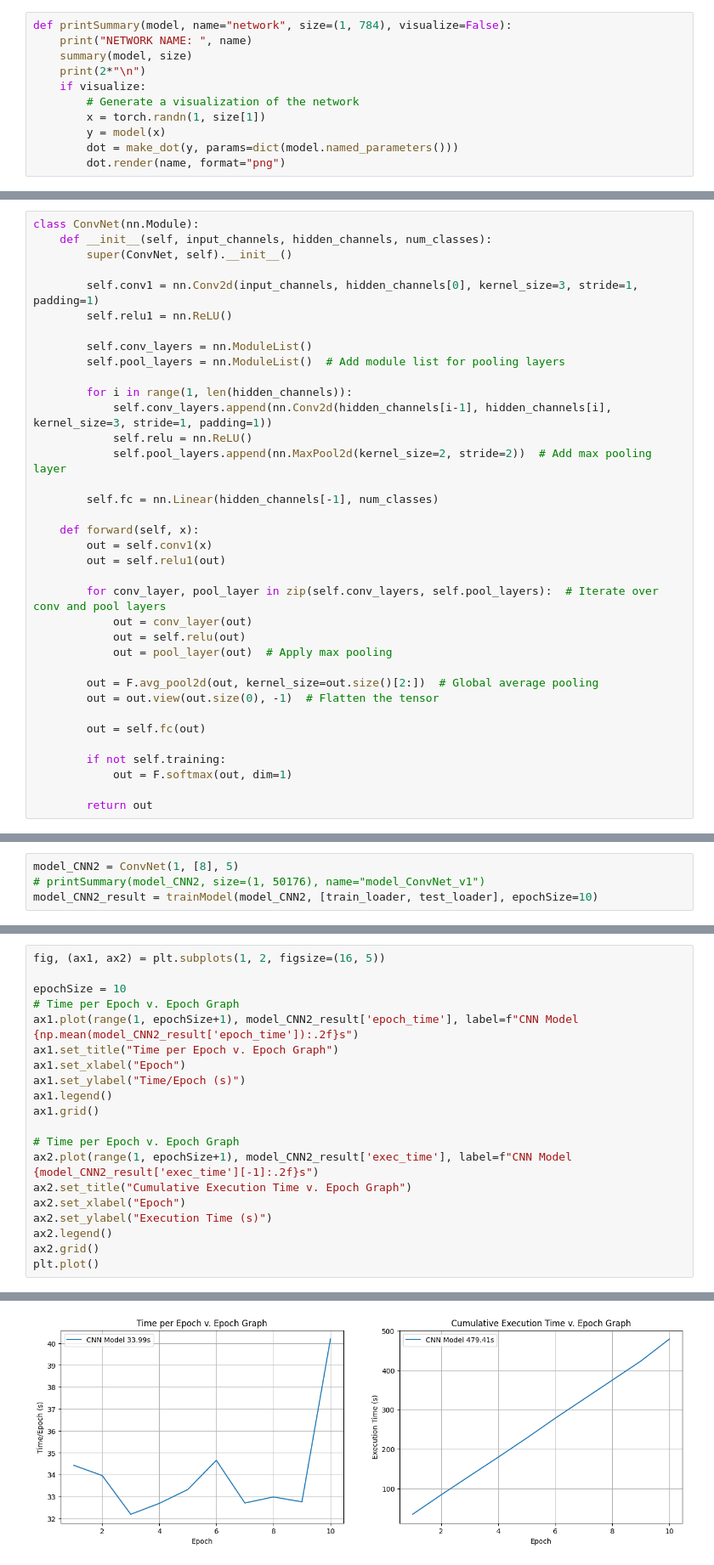
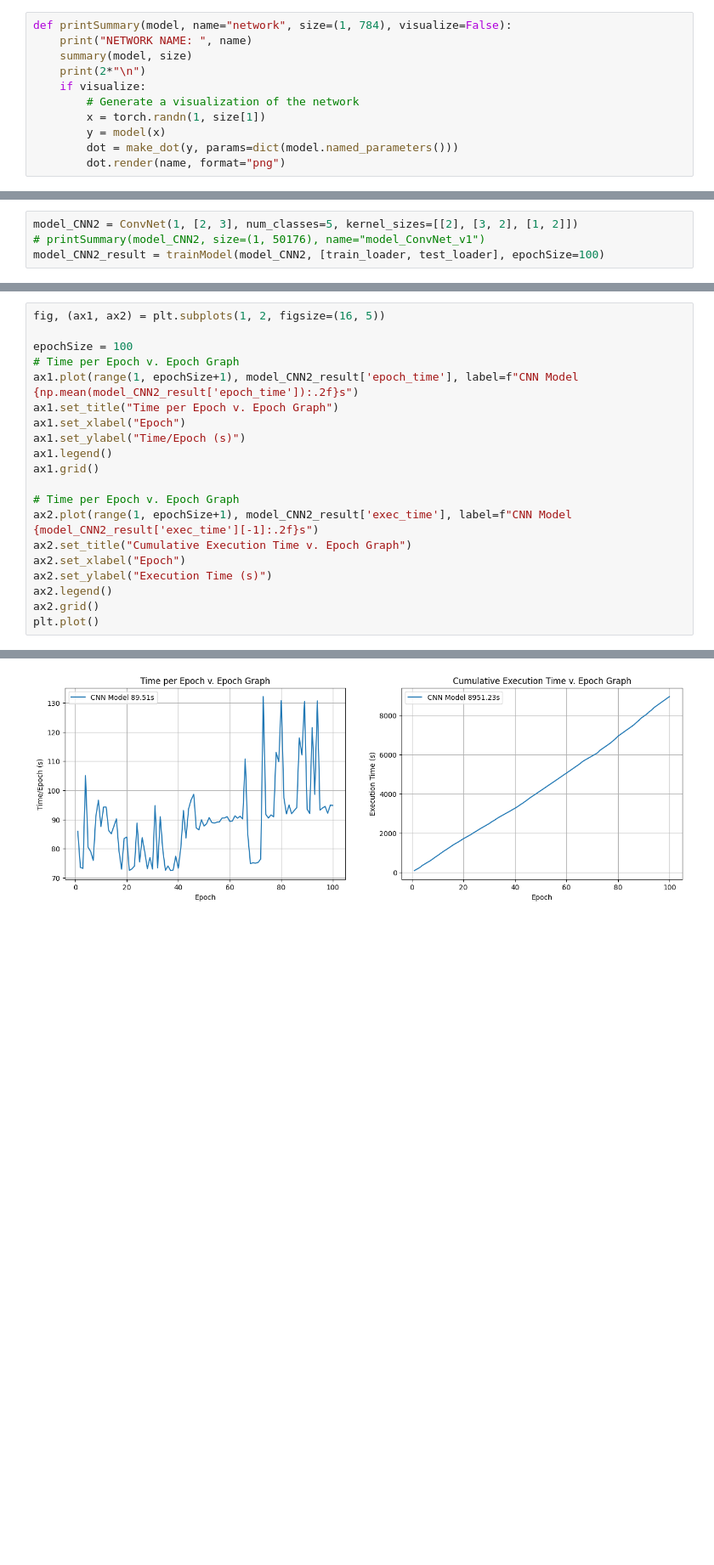
Before and after one commit to waizwafiq/GA-CNN, a Jupyter notebook: train.ipynb, the cells around one changed output, grey strips where cells are left out. Shown at 85% size. Drawn from its saved outputs; the diff is of its cells as text; blank space fills up the shorter version.

```diff
--- a/train.ipynb
+++ b/train.ipynb
@@ -147,39 +115,3 @@ class CNN(nn.Module):
-# %%
-class ConvNet(nn.Module):
-    def __init__(self, input_channels, hidden_channels, num_classes):
-        super(ConvNet, self).__init__()
-
-        self.conv1 = nn.Conv2d(input_channels, hidden_channels[0], kernel_size=3, stride=1, padding=1)
-        self.relu1 = nn.ReLU()
-
-        self.conv_layers = nn.ModuleList()
-        self.pool_layers = nn.ModuleList()  # Add module list for pooling layers
-
-        for i in range(1, len(hidden_channels)):
-            self.conv_layers.append(nn.Conv2d(hidden_channels[i-1], hidden_channels[i], kernel_size=3, stride=1, padding=1))
-            self.relu = nn.ReLU()
-            self.pool_layers.append(nn.MaxPool2d(kernel_size=2, stride=2))  # Add max pooling layer
-
-        self.fc = nn.Linear(hidden_channels[-1], num_classes)
-
-    def forward(self, x):
-        out = self.conv1(x)
-        out = self.relu1(out)
-
-        for conv_layer, pool_layer in zip(self.conv_layers, self.pool_layers):  # Iterate over conv and pool layers
-            out = conv_layer(out)
-            out = self.relu(out)
-            out = pool_layer(out)  # Apply max pooling
-
-        out = F.avg_pool2d(out, kernel_size=out.size()[2:])  # Global average pooling
-        out = out.view(out.size(0), -1)  # Flatten the tensor
-
-        out = self.fc(out)
-
-        if not self.training:
-            out = F.softmax(out, dim=1)
-
-        return out
 # %%
 def trainModel(model, data_loader, epochSize=20):
     train_loader, test_loader = data_loader[0], data_loader[1]
@@ -302,5 +228,5 @@ result = trainModel(model_CNN, [train_loader, test_loader], epochSize)
 # %%
-model_CNN2 = ConvNet(1, [8], 5)
+model_CNN2 = ConvNet(1, [2, 3], num_classes=5, kernel_sizes=[[2], [3, 2], [1, 2]])
 # printSummary(model_CNN2, size=(1, 50176), name="model_ConvNet_v1")
-model_CNN2_result = trainModel(model_CNN2, [train_loader, test_loader], epochSize=10)
+model_CNN2_result = trainModel(model_CNN2, [train_loader, test_loader], epochSize=100)
 # %% [output]
@@ -330,26 +273,26 @@ Text(0, 0.5, 'CE Loss')
 # %%
 fig, (ax1, ax2) = plt.subplots(1, 2, figsize=(16, 5))
 
-epochSize = 10
+epochSize = 100
 # Time per Epoch v. Epoch Graph
 ax1.plot(range(1, epochSize+1), model_CNN2_result['epoch_time'], label=f"CNN Model {np.mean(model_CNN2_result['epoch_time']):.2f}s")
 ax1.set_title("Time per Epoch v. Epoch Graph")
 ax1.set_xlabel("Epoch")
 ax1.set_ylabel("Time/Epoch (s)")
 ax1.legend()
 ax1.grid()
 
 # Time per Epoch v. Epoch Graph
 ax2.plot(range(1, epochSize+1), model_CNN2_result['exec_time'], label=f"CNN Model {model_CNN2_result['exec_time'][-1]:.2f}s")
 ax2.set_title("Cumulative Execution Time v. Epoch Graph")
 ax2.set_xlabel("Epoch")
 ax2.set_ylabel("Execution Time (s)")
 ax2.legend()
 ax2.grid()
 plt.plot()
 # %% [output]
 []
-[figure, old version]
+[figure, new version]
 # %%
 def evaluate_model(model, data_loader, model_name=""): #or def compute_accuracy():  , use whatever conventions that you like
 
```
Also changed, not shown: parts of 12 cells of this notebook, 3 other files.
